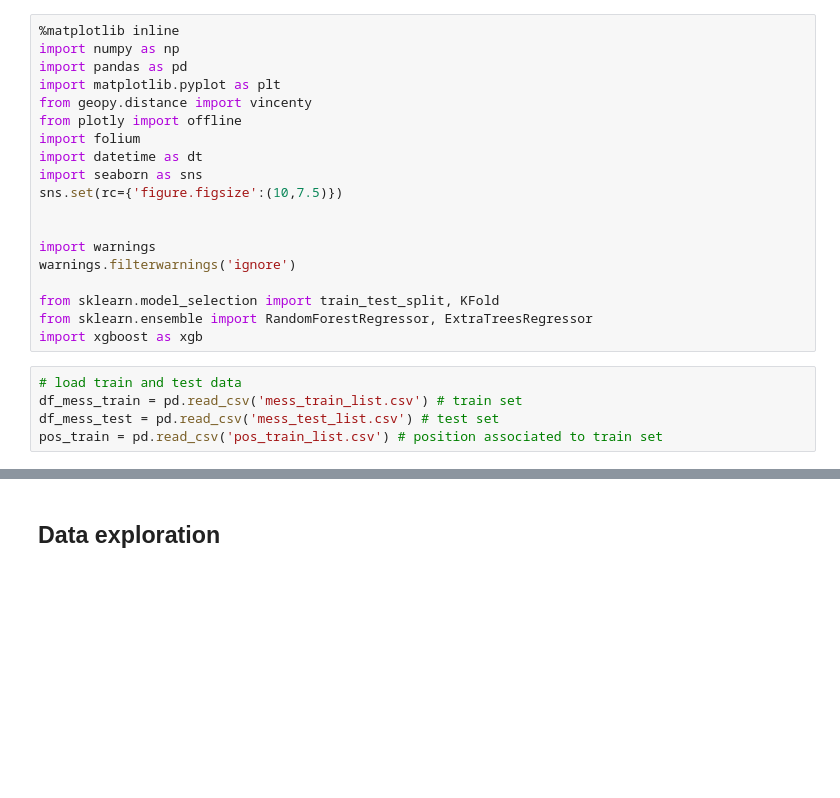
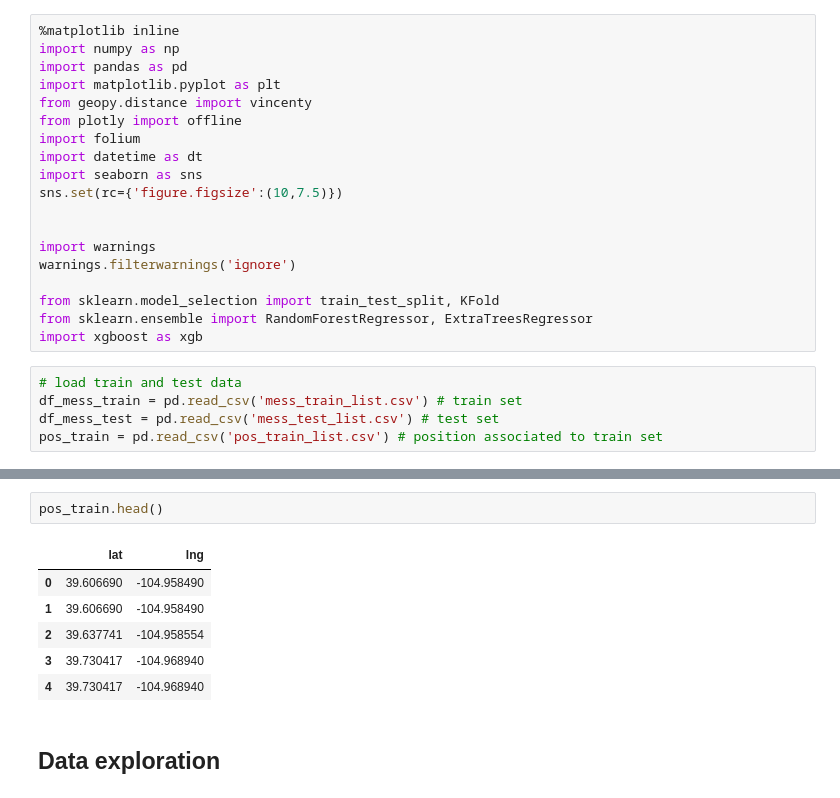
Before and after one commit to andrelmfarias/IoT_Challenge, a Jupyter notebook: IoT_Geolocalization.ipynb, the cells around one changed output, grey strips where cells are left out. Saved outputs shown, nothing was run; the diff lists cells and outputs as text; blank space fills up the shorter version.

```diff
--- a/IoT_Geolocalization.ipynb
+++ b/IoT_Geolocalization.ipynb
@@ -27,3 +60,12 @@ pos_train = pd.read_csv('pos_train_list.csv') # position associated to train set
+# %%
+pos_train.head()
+# %% [output]
+|  | lat | lng |
+| 0 | 39.606690 | -104.958490 |
+| 1 | 39.606690 | -104.958490 |
+| 2 | 39.637741 | -104.958554 |
+| 3 | 39.730417 | -104.968940 |
+| 4 | 39.730417 | -104.968940 |
 # %% [markdown]
 ## Data exploration
 # %% [markdown]
```
Also changed, not shown: parts of 10 cells of this notebook.
